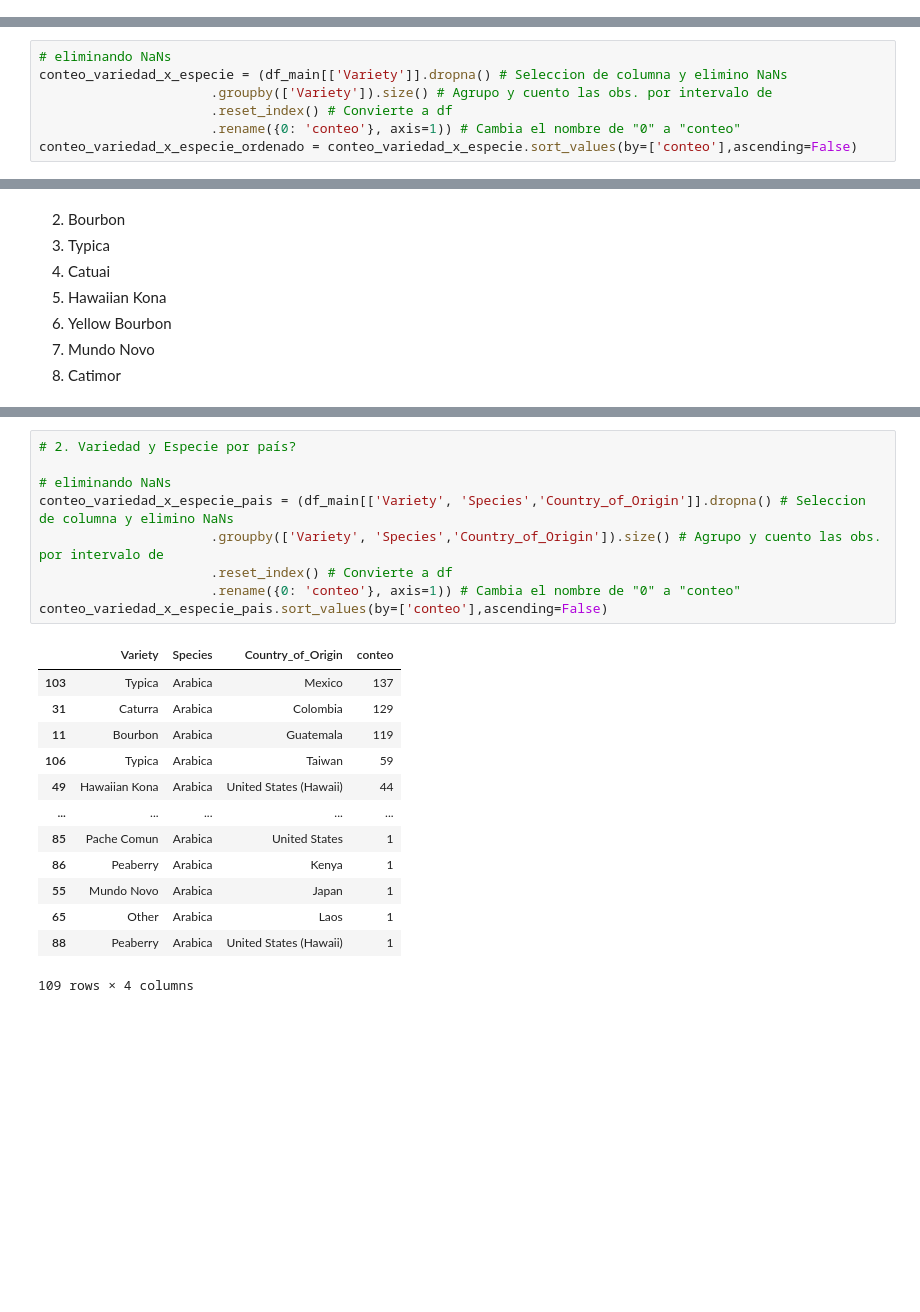
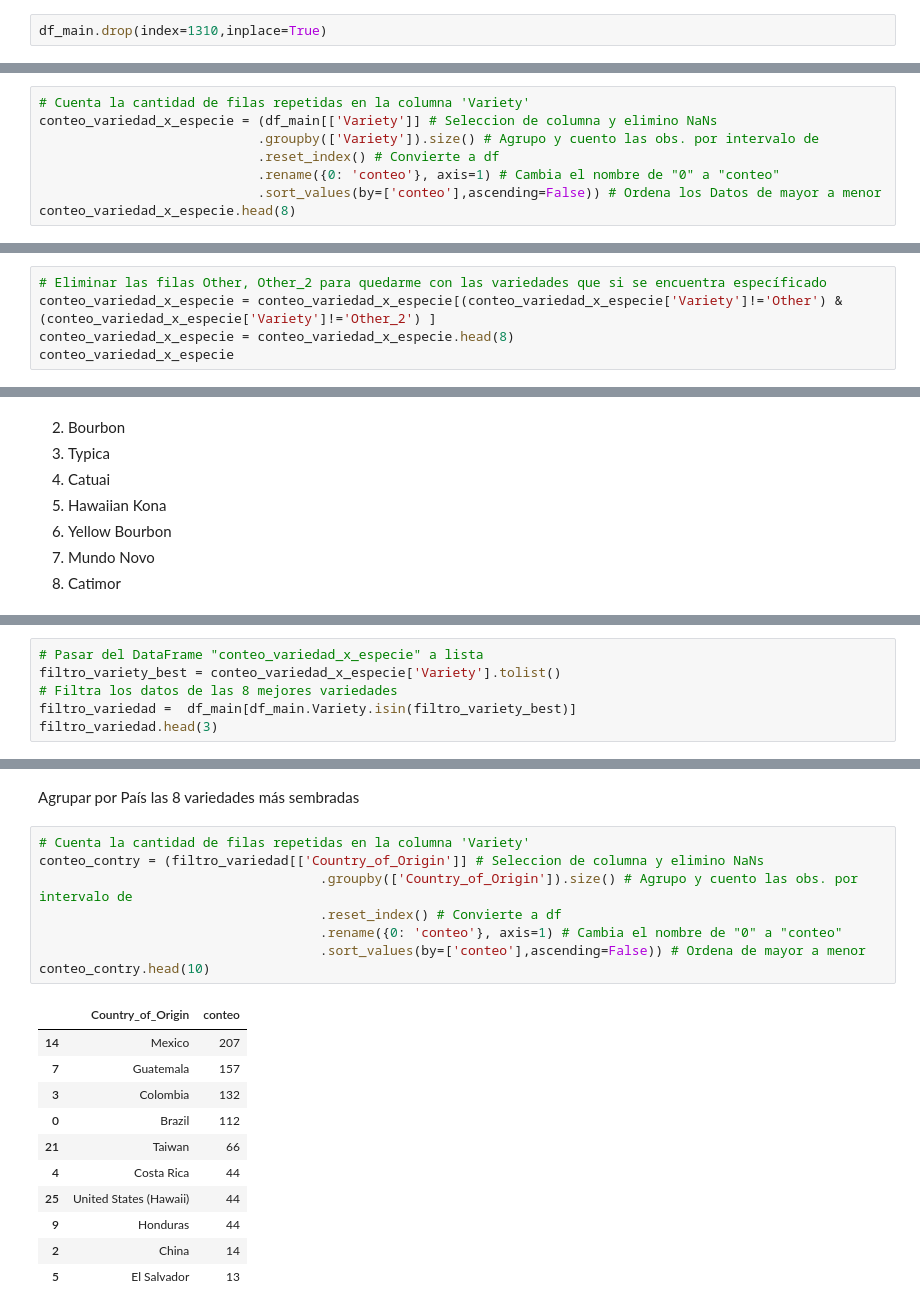
Before and after one commit to romeroelena16/PythonAnalytics, a Jupyter notebook: src/eda.ipynb, the cells around one changed output, grey strips where cells are left out. Saved outputs shown, nothing was run; the diff lists cells and outputs as text; blank space fills up the shorter version.

Commit message:
limpieza de datos y respuesta de 1 y 2

```diff
--- a/src/eda.ipynb
+++ b/src/eda.ipynb
@@ -224,0 +442,2 @@ df_main['Variety'].replace(np.nan,"Other_2",inplace=True)
+# %%
+df_main.drop(index=1310,inplace=True)
@@ -225,7 +467,8 @@ df_main['Variety'].replace(np.nan,"Other_2",inplace=True)
 # %%
-# eliminando NaNs
-conteo_variedad_x_especie = (df_main[['Variety']].dropna() # Seleccion de columna y elimino NaNs
-                      .groupby(['Variety']).size() # Agrupo y cuento las obs. por intervalo de
-                      .reset_index() # Convierte a df
-                      .rename({0: 'conteo'}, axis=1)) # Cambia el nombre de "0" a "conteo"
-conteo_variedad_x_especie_ordenado = conteo_variedad_x_especie.sort_values(by=['conteo'],ascending=False)
+# Cuenta la cantidad de filas repetidas en la columna 'Variety'
+conteo_variedad_x_especie = (df_main[['Variety']] # Seleccion de columna y elimino NaNs
+                            .groupby(['Variety']).size() # Agrupo y cuento las obs. por intervalo de
+                            .reset_index() # Convierte a df
+                            .rename({0: 'conteo'}, axis=1) # Cambia el nombre de "0" a "conteo"
+                            .sort_values(by=['conteo'],ascending=False)) # Ordena los Datos de mayor a menor
+conteo_variedad_x_especie.head(8)
@@ -245,0 +485,5 @@ conteo_variedad_x_especie_ordenado.head(8)
+# %%
+# Eliminar las filas Other, Other_2 para quedarme con las variedades que si se encuentra específicado
+conteo_variedad_x_especie = conteo_variedad_x_especie[(conteo_variedad_x_especie['Variety']!='Other') & (conteo_variedad_x_especie['Variety']!='Other_2') ]
+conteo_variedad_x_especie = conteo_variedad_x_especie.head(8)
+conteo_variedad_x_especie
@@ -269,0 +526,6 @@ Podemos Observar que las variedades que más se siembran el mundo son
+# %%
+# Pasar del DataFrame "conteo_variedad_x_especie" a lista
+filtro_variety_best = conteo_variedad_x_especie['Variety'].tolist()
+# Filtra los datos de las 8 mejores variedades
+filtro_variedad =  df_main[df_main.Variety.isin(filtro_variety_best)]
+filtro_variedad.head(3)
@@ -270,23 +538,22 @@ Podemos Observar que las variedades que más se siembran el mundo son
+# %% [markdown]
+Agrupar por País las 8 variedades más sembradas
 # %%
-# 2. Variedad y Especie por país?
-
-# eliminando NaNs
-conteo_variedad_x_especie_pais = (df_main[['Variety', 'Species','Country_of_Origin']].dropna() # Seleccion de columna y elimino NaNs
-                      .groupby(['Variety', 'Species','Country_of_Origin']).size() # Agrupo y cuento las obs. por intervalo de
-                      .reset_index() # Convierte a df
-                      .rename({0: 'conteo'}, axis=1)) # Cambia el nombre de "0" a "conteo"
-conteo_variedad_x_especie_pais.sort_values(by=['conteo'],ascending=False)
+# Cuenta la cantidad de filas repetidas en la columna 'Variety'
+conteo_contry = (filtro_variedad[['Country_of_Origin']] # Seleccion de columna y elimino NaNs
+                                    .groupby(['Country_of_Origin']).size() # Agrupo y cuento las obs. por intervalo de
+                                    .reset_index() # Convierte a df
+                                    .rename({0: 'conteo'}, axis=1) # Cambia el nombre de "0" a "conteo"
+                                    .sort_values(by=['conteo'],ascending=False)) # Ordena de mayor a menor
+conteo_contry.head(10)
 # %% [output]
-|  | Variety | Species | Country_of_Origin | conteo |
-| 103 | Typica | Arabica | Mexico | 137 |
-| 31 | Caturra | Arabica | Colombia | 129 |
-| 11 | Bourbon | Arabica | Guatemala | 119 |
-| 106 | Typica | Arabica | Taiwan | 59 |
-| 49 | Hawaiian Kona | Arabica | United States (Hawaii) | 44 |
-| ... | ... | ... | ... | ... |
-| 85 | Pache Comun | Arabica | United States | 1 |
-| 86 | Peaberry | Arabica | Kenya | 1 |
-| 55 | Mundo Novo | Arabica | Japan | 1 |
-| 65 | Other | Arabica | Laos | 1 |
-| 88 | Peaberry | Arabica | United States (Hawaii) | 1 |
+|  | Country_of_Origin | conteo |
+| 14 | Mexico | 207 |
+| 7 | Guatemala | 157 |
+| 3 | Colombia | 132 |
+| 0 | Brazil | 112 |
+| 21 | Taiwan | 66 |
+| 4 | Costa Rica | 44 |
+| 25 | United States (Hawaii) | 44 |
+| 9 | Honduras | 44 |
+| 2 | China | 14 |
+| 5 | El Salvador | 13 |
-109 rows × 4 columns
```
Also changed, not shown: parts of 81 cells of this notebook.
